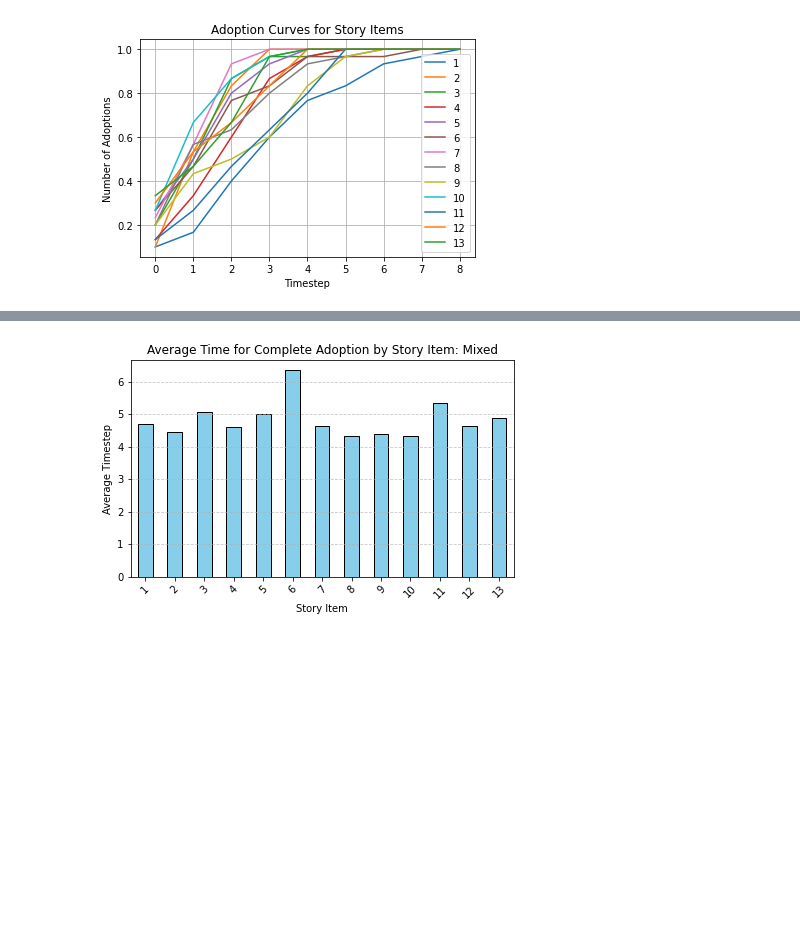
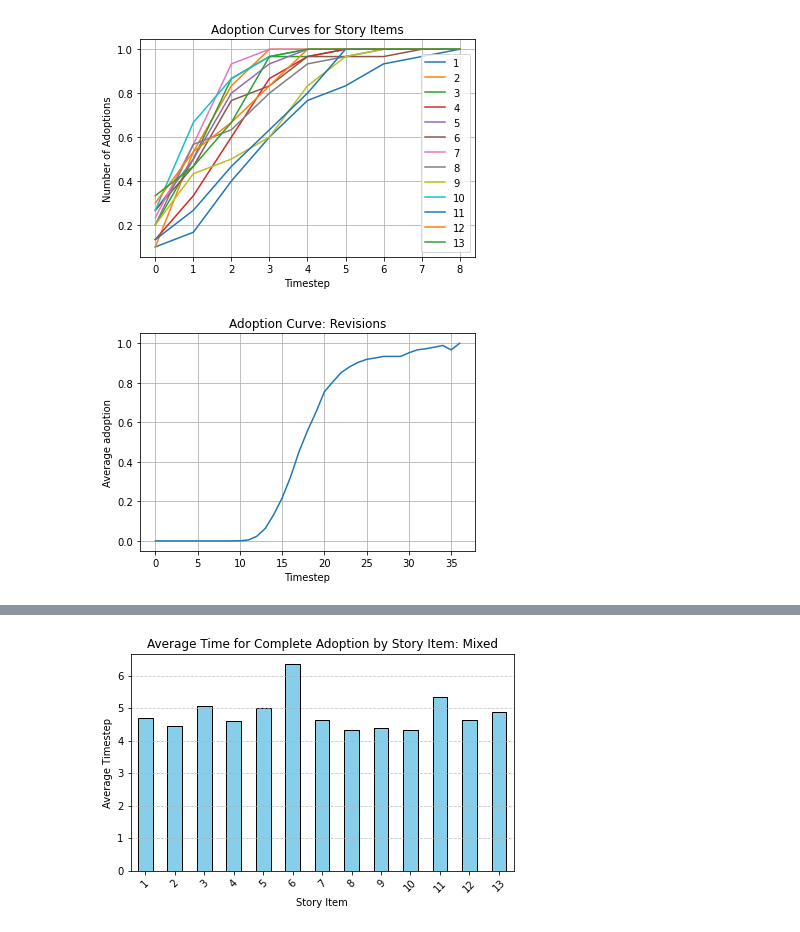
Before and after one commit to c4-lab/NarrativeDiffusion, a Jupyter notebook: analysis/analysis.ipynb, the cells around one changed output, grey strips where cells are left out. Cells and saved outputs as stored; diff of their text form; code cells hidden in the pictures; blank space fills up the shorter version.

Commit message:
Revisions - simplified model; add adoption curve

```diff
--- a/analysis/analysis.ipynb
+++ b/analysis/analysis.ipynb
@@ -3,3 +3,0 @@ import pandas as pd
-# %%
-data = pd.read_csv("./simulation_results_20230801132424/results.csv")
-data
@@ -48,3 +32,22 @@ plt.grid(True)
 plt.show()
 # %% [output]
 [figure]
+# %%
+def plot_adoption_speed_overall(path,title="Revisions",item_count = 13):
+    data = pd.read_csv(path)
+    summary = data.groupby(["Trial","agent","timestep"])['adopted'].sum().reset_index()
+    summary["fully_adopted"] = summary.adopted == item_count
+    summary = summary.groupby(["Trial","timestep"])['fully_adopted'].mean().reset_index()
+    summary = summary.groupby('timestep')['fully_adopted'].mean().reset_index()
+    plt.plot(summary['timestep'],summary['fully_adopted'])
+
+    plt.title(f'Adoption Curve: {title}')
+    plt.xlabel('Timestep')
+    plt.ylabel('Average adoption')
+    plt.grid(True)
+    plt.show()
+
+path="../data/revisions_20230810210134/results.csv"
+plot_adoption_speed_overall(path)
+# %% [output]
+[figure, added]
```
Also changed, not shown: parts of 17 cells of this notebook, 5 other files.
